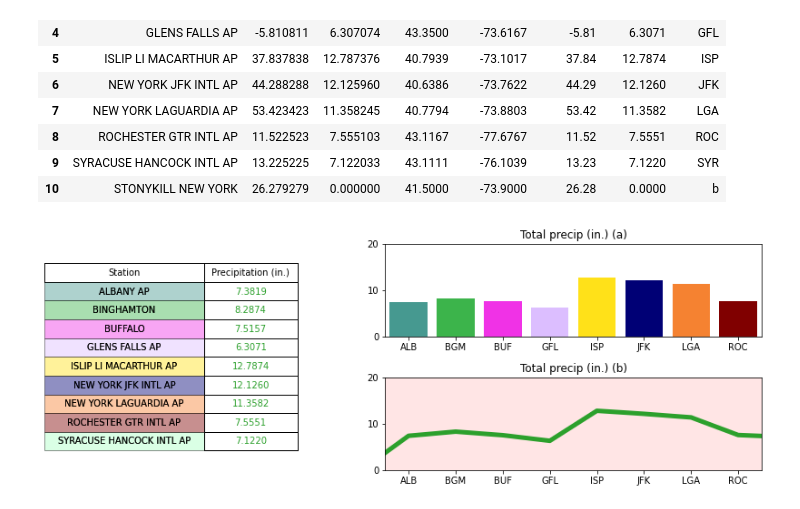
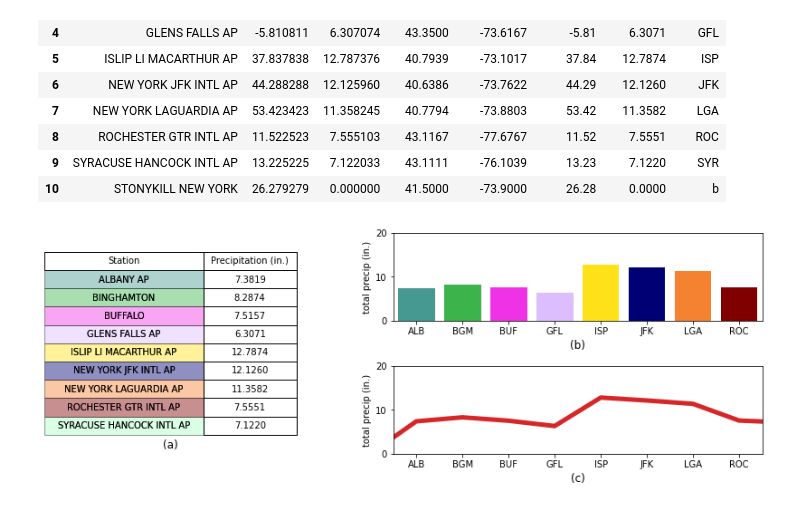
Before and after one commit to story645/proposal, a Jupyter notebook: figures/viz_continuity.ipynb, the cells around one changed output. Drawn from its saved outputs; the diff is of its cells as text; code cells hidden in the pictures.

```diff
--- a/figures/viz_continuity.ipynb
+++ b/figures/viz_continuity.ipynb
@@ -121,34 +121,35 @@ nybar
 | 9 | SYRACUSE HANCOCK INTL AP | 13.225225 | 7.122033 | 43.1111 | -76.1039 | 13.23 | 7.1220 | SYR |
 | 10 | STONYKILL NEW YORK | 26.279279 | 0.000000 | 41.5000 | -73.9000 | 26.28 | 0.0000 | b |
 # %%
-fig, axd = plt.subplot_mosaic([['tab','bar'], ['tab', 'plot']], gridspec_kw={'width_ratios':[1,1]},
+fig, axd = plt.subplot_mosaic([['table','bar'], ['table', 'plot']], gridspec_kw={'width_ratios':[1,1]},
                               constrained_layout=True, figsize=(12,4))
-tab = ip.plot_table(axd['tab'], nybar[['NAME', 'PRCP (in.)']][nybar['PRCPI']>0],
-                    ['k', 'tab:green'], textcolor=None)
+tab = ip.plot_table(axd['table'], nybar[['NAME', 'PRCP (in.)']][nybar['PRCPI']>0],
+                    ['k', 'k'], textcolor=None)
 tab[(0,1)].get_text().set_text("Precipitation (in.)")
 tab[(0,0)].get_text().set_text("Station")
 tab[(0,1)].get_text().set_color("k")
 for i in range(len(non_zero)):
     station = tab[(i+1,0)].get_text().get_text()
     tab[(i+1,0)].set_facecolor(ip.cdict[station])
     tab[(i+1,0)].set_alpha(.25)
     tab[(i+1,0)].get_text().set_color("black")
 axd['bar'].bar(nybar['SHORT'], nybar['PRCPI'], color=[ip.cdict[n] for n in nybar['NAME']])
 axd['bar'].tick_params("x", rotation=0)
 axd['plot'].tick_params("x", rotation=0)
-axd['plot'].plot(nybar['SHORT'], nybar['PRCPI'], color='tab:green', lw=5)
+axd['plot'].plot(nybar['SHORT'], nybar['PRCPI'], color='tab:red', lw=5)
 
 axd['bar'].set_yticks([0,10,20])
 axd['plot'].set_yticks([0,10,20])
 axd['plot'].set_ylim(0,20)
-axd['bar'].set_title("Total precip (in.) (a)")
-axd['plot'].set_title("Total precip (in.) (b)")
+axd['bar'].set_ylabel("total precip (in.)")
+axd['plot'].set_ylabel("total precip (in.)")
 axd['plot'].set_xlim([.5, 8.5])
 axd['bar'].set_xlim([.5, 8.5])
 #fig.subplots_adjust(hspace=0.)
-
-#axd['plot'].plot([0,1], [0,1], [1, 0], lw=25, color='#EB9C91', transform=axd['plot'].transAxes, zorder=-1)
-axd['plot'].set_facecolor(mcolors.to_rgba('red', .1))
+axd['table'].set_title('(a)', y=0, fontsize='large')
+for name, lab in [('bar', 'b'), ('plot', 'c')]:
+    axd[name].xaxis.set_label_position('bottom')
+    axd[name].set_xlabel(f'({lab})', fontsize='large')
 fig.savefig(proposal_path/"continuity.png")
 # %% [output]
-[figure, old version]
+[figure, new version]
```
Also changed, not shown: 2 other files.
